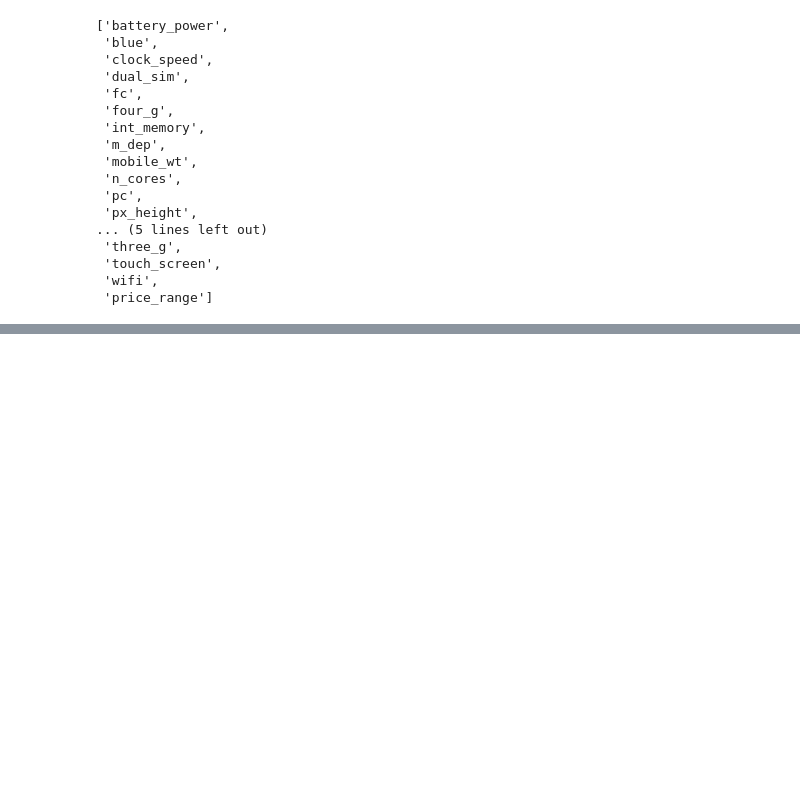
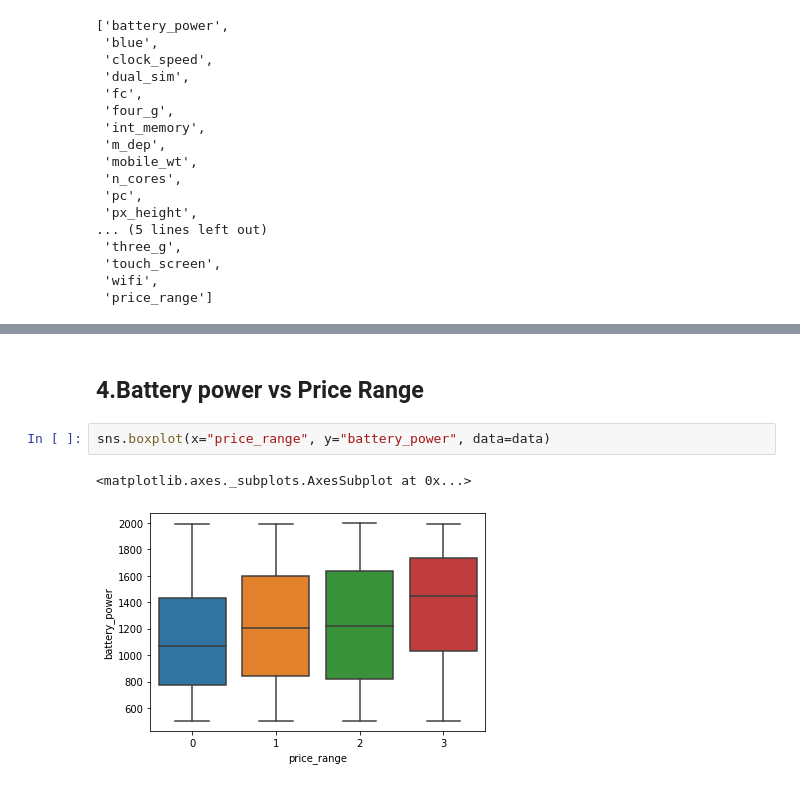
Before and after one commit to RohanAG2806/Mobile-Price-Range-Prediction, a Jupyter notebook: Mobile_price_range_prediction_capstone_project.ipynb, the cells around one changed output, grey strips where cells are left out. Drawn from its saved outputs; the diff is of its cells as text; blank space fills up the shorter version.

```diff
--- a/Mobile_price_range_prediction_capstone_project.ipynb
+++ b/Mobile_price_range_prediction_capstone_project.ipynb
@@ -189,0 +234,7 @@ dist_column
+# %% [markdown]
+## 4.Battery power vs Price Range
+# %%
+sns.boxplot(x="price_range", y="battery_power", data=data)
+# %% [output]
+<matplotlib.axes._subplots.AxesSubplot at 0x...>
+[figure, added]
```
Also changed, not shown: parts of 71 cells of this notebook.
